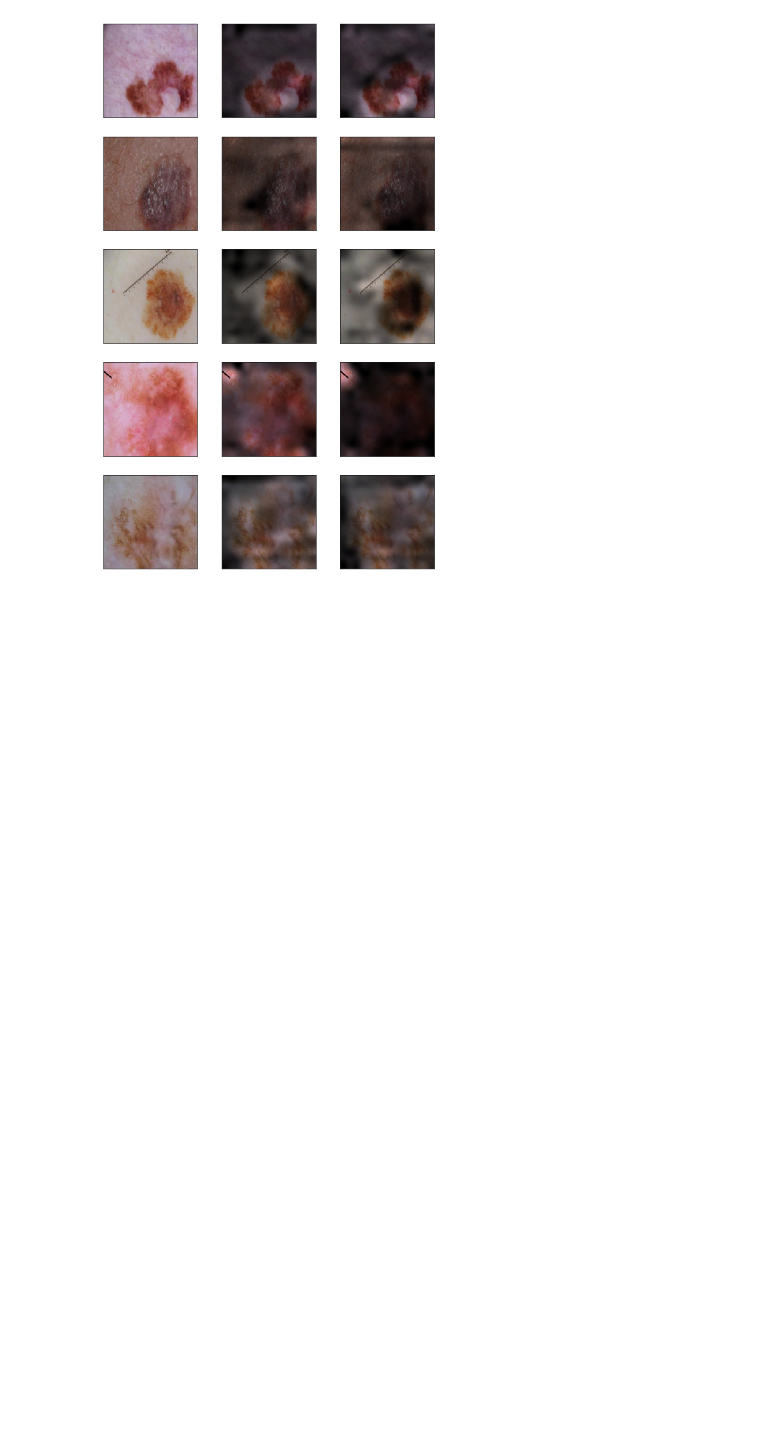
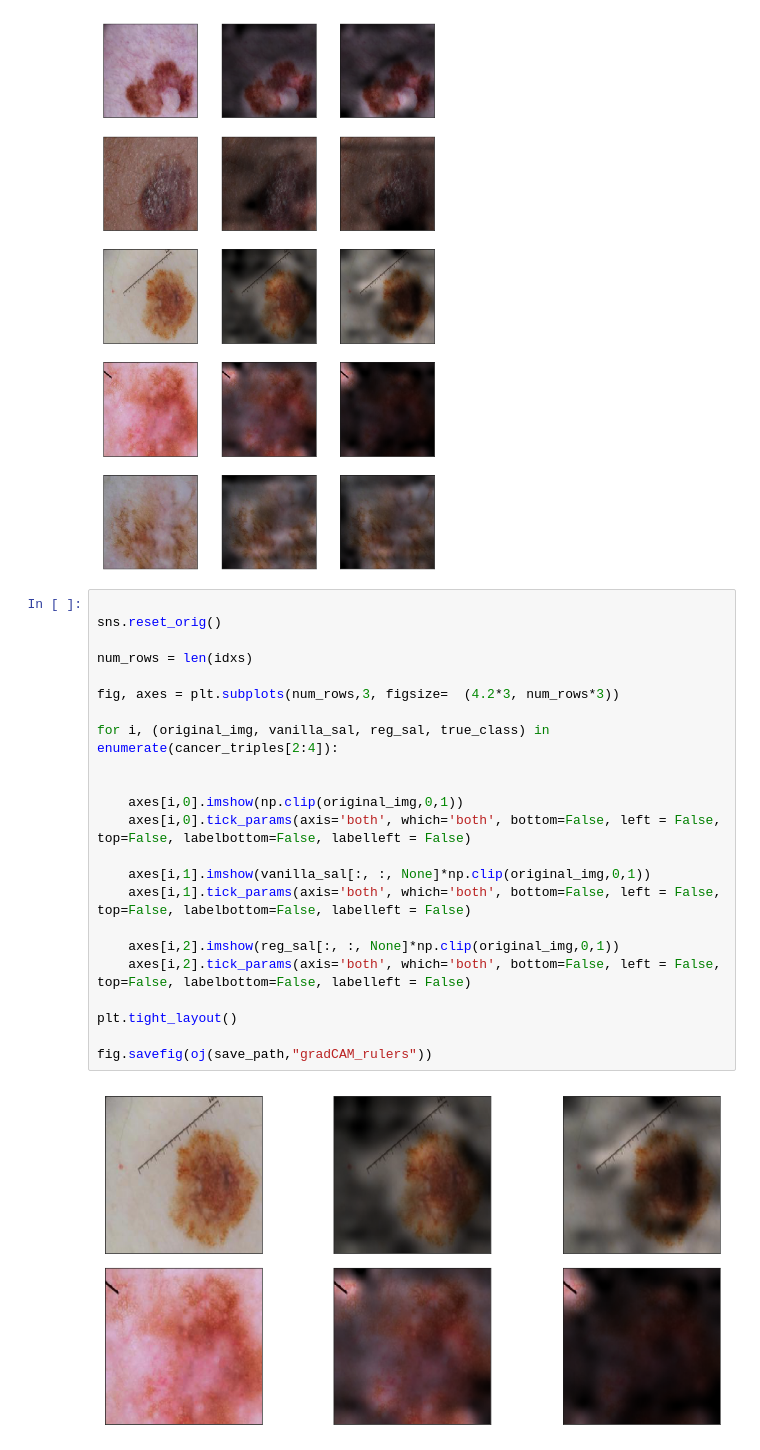
Before and after one commit to laura-rieger/deep-explanation-penalization, a Jupyter notebook: analyze/Analysis - ISIC.ipynb, the cells around one changed output. Cells and saved outputs as stored; diff of their text form; blank space fills up the shorter version.

```diff
--- a/analyze/Analysis - ISIC.ipynb
+++ b/analyze/Analysis - ISIC.ipynb
@@ -209,3 +190,28 @@ for i, (original_img, vanilla_sal, reg_sal, true_class) in enumerate(cancer_trip
     axes[i,2].tick_params(axis='both', which='both', bottom=False, left = False, top=False, labelbottom=False, labelleft = False)
 # %% [output]
 [figure]
+# %%
+
+sns.reset_orig()
+
+num_rows = len(idxs)
+
+fig, axes = plt.subplots(num_rows,3, figsize=  (4.2*3, num_rows*3))
+
+for i, (original_img, vanilla_sal, reg_sal, true_class) in enumerate(cancer_triples[2:4]):
+
+
+    axes[i,0].imshow(np.clip(original_img,0,1))
+    axes[i,0].tick_params(axis='both', which='both', bottom=False, left = False, top=False, labelbottom=False, labelleft = False)
+
+    axes[i,1].imshow(vanilla_sal[:, :, None]*np.clip(original_img,0,1))
+    axes[i,1].tick_params(axis='both', which='both', bottom=False, left = False, top=False, labelbottom=False, labelleft = False)
+
+    axes[i,2].imshow(reg_sal[:, :, None]*np.clip(original_img,0,1))
+    axes[i,2].tick_params(axis='both', which='both', bottom=False, left = False, top=False, labelbottom=False, labelleft = False)
+
+plt.tight_layout()
+
+fig.savefig(oj(save_path,"gradCAM_rulers"))
+# %% [output]
+[figure, added]
```
Also changed, not shown: parts of 7 cells of this notebook, 21 other files.
